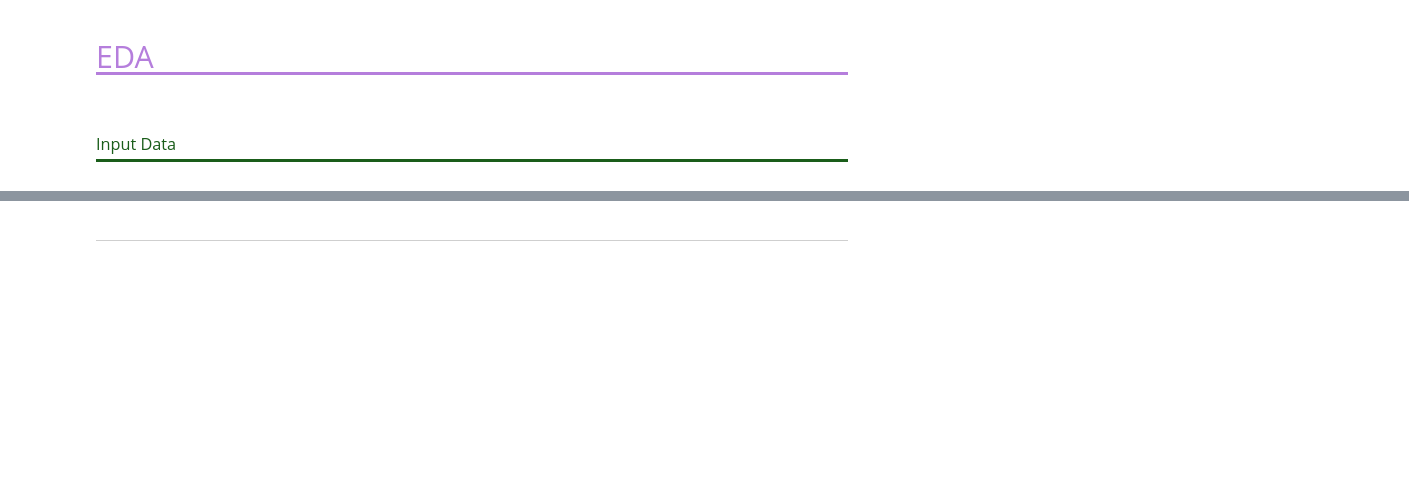
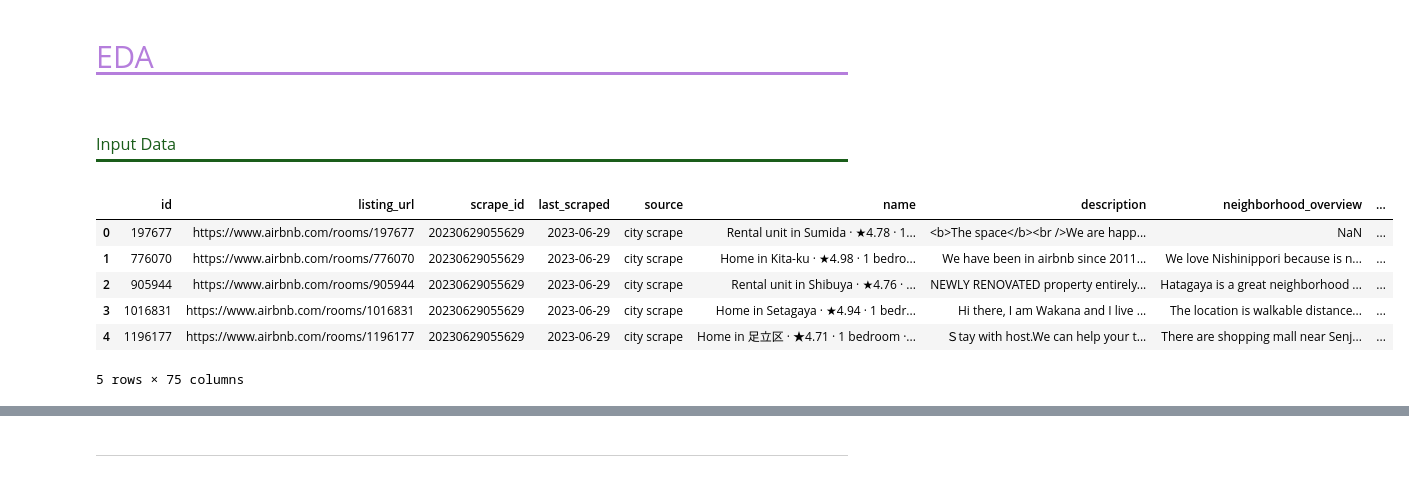
Before and after one commit to zinnie1025/AirbnbWise, a Jupyter notebook: Tokyo_Airbnb/jieun/inside_Airbnb_EDA_main.ipynb, the cells around one changed output, grey strips where cells are left out. Cells and saved outputs as stored; diff of their text form; code cells hidden in the pictures; blank space fills up the shorter version.

```diff
--- a/Tokyo_Airbnb/jieun/inside_Airbnb_EDA_main.ipynb
+++ b/Tokyo_Airbnb/jieun/inside_Airbnb_EDA_main.ipynb
@@ -113,6 +113,15 @@ There are 74 independent variables:
 ## <p style="font-family:JetBrains Mono; font-weight:normal; letter-spacing:2px; color:#1A5D1A; font-size:75%; text-align:left;padding: 0px; border-bottom: 3px solid #1A5D1A">Input Data</p>
 # %%
 listing = pd.read_csv('C:\\Users\\lucky\\Documents\\COLLABORATION\\AirbnbWise\\Tokyo_Airbnb\\data\\listings.csv.gz')
+listing.head()
+# %% [output]
+|  | id | listing_url | scrape_id | last_scraped | source | name | description | neighborhood_overview | ... |
+| 0 | 197677 | https://www.airbnb.com/rooms/197677 | 20230629055629 | 2023-06-29 | city scrape | Rental unit in Sumida · ★4.78 · 1... | <b>The space</b><br />We are happ... | NaN | ... |
+| 1 | 776070 | https://www.airbnb.com/rooms/776070 | 20230629055629 | 2023-06-29 | city scrape | Home in Kita-ku · ★4.98 · 1 bedro... | We have been in airbnb since 2011... | We love Nishinippori because is n... | ... |
+| 2 | 905944 | https://www.airbnb.com/rooms/905944 | 20230629055629 | 2023-06-29 | city scrape | Rental unit in Shibuya · ★4.76 · ... | NEWLY RENOVATED property entirely... | Hatagaya is a great neighborhood ... | ... |
+| 3 | 1016831 | https://www.airbnb.com/rooms/1016831 | 20230629055629 | 2023-06-29 | city scrape | Home in Setagaya · ★4.94 · 1 bedr... | Hi there, I am Wakana and I live ... | The location is walkable distance... | ... |
+| 4 | 1196177 | https://www.airbnb.com/rooms/1196177 | 20230629055629 | 2023-06-29 | city scrape | Home in 足立区 · ★4.71 · 1 bedroom ·... | Ｓtay with host.We can help your t... | There are shopping mall near Senj... | ... |
+5 rows × 75 columns
 # %%
 #* listing.csv.gz 에서 input data로 사용할 칼럼 지정
 inputDF = listing[['latitude', 'longitude', 'price', 'room_type', 'accommodates', 'bedrooms', 'beds', 'review_scores_rating']] #* bathrooms 칼럼엔 데이터 값이 없으므로 사용하지 않는다.
```
Also changed, not shown: parts of 7 cells of this notebook, 1 other file.
